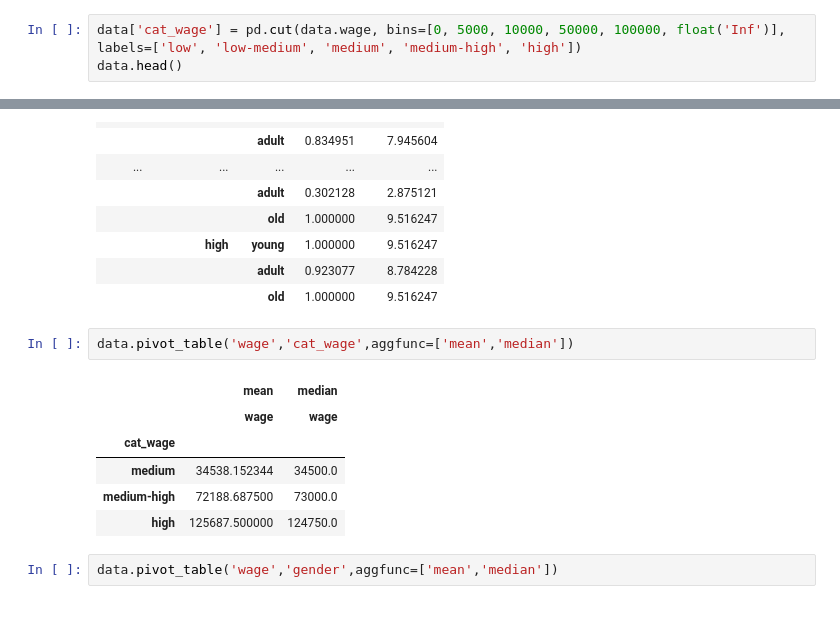
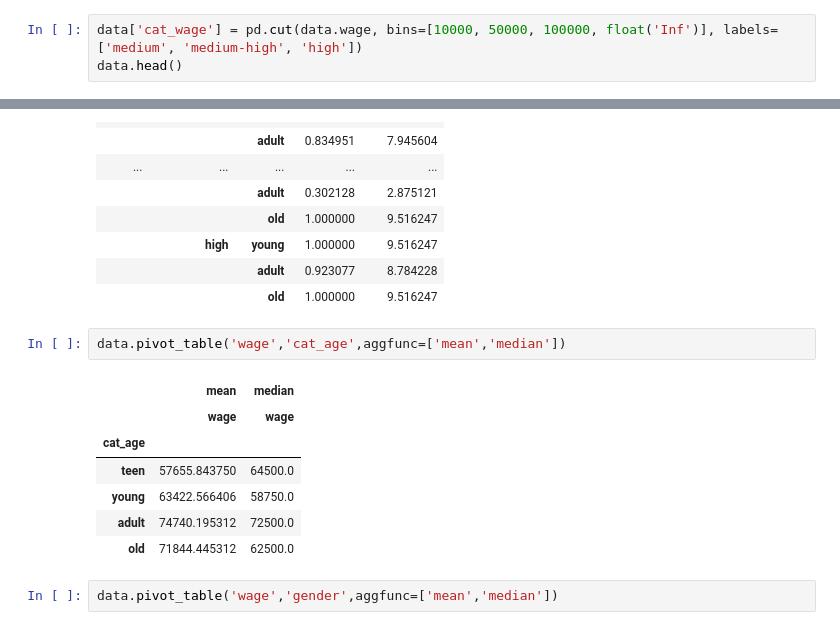
Before and after one commit to LuchoValr/Machine_Learning, a Jupyter notebook: Proyecto3.ipynb, the cells around one changed output, grey strips where cells are left out. Drawn from its saved outputs; the diff is of its cells as text.

```diff
--- a/Proyecto3.ipynb
+++ b/Proyecto3.ipynb
@@ -247,7 +247,7 @@ data['wage'].max()
 # %% [output]
 152500.0
 # %%
-data['cat_wage'] = pd.cut(data.wage, bins=[0, 5000, 10000, 50000, 100000, float('Inf')], labels=['low', 'low-medium', 'medium', 'medium-high', 'high'])
+data['cat_wage'] = pd.cut(data.wage, bins=[10000, 50000, 100000, float('Inf')], labels=['medium', 'medium-high', 'high'])
 data.head()
 # %% [output]
 |  | user_id | gender | wage | purchased | birth_day | age | cat_age | cat_wage |
@@ -312,14 +319,15 @@ table
 |  |  | adult | 0.923077 | 8.784228 |
 |  |  | old | 1.000000 | 9.516247 |
 # %%
-data.pivot_table('wage','cat_wage',aggfunc=['mean','median'])
+data.pivot_table('wage','cat_age',aggfunc=['mean','median'])
 # %% [output]
 |  | mean | median |
 |  | wage | wage |
-| cat_wage |  |  |
-| medium | 34538.152344 | 34500.0 |
-| medium-high | 72188.687500 | 73000.0 |
-| high | 125687.500000 | 124750.0 |
+| cat_age |  |  |
+| teen | 57655.843750 | 64500.0 |
+| young | 63422.566406 | 58750.0 |
+| adult | 74740.195312 | 72500.0 |
+| old | 71844.445312 | 62500.0 |
 # %%
 data.pivot_table('wage','gender',aggfunc=['mean','median'])
 # %% [output]
```
Also changed, not shown: parts of 1 cell of this notebook.
